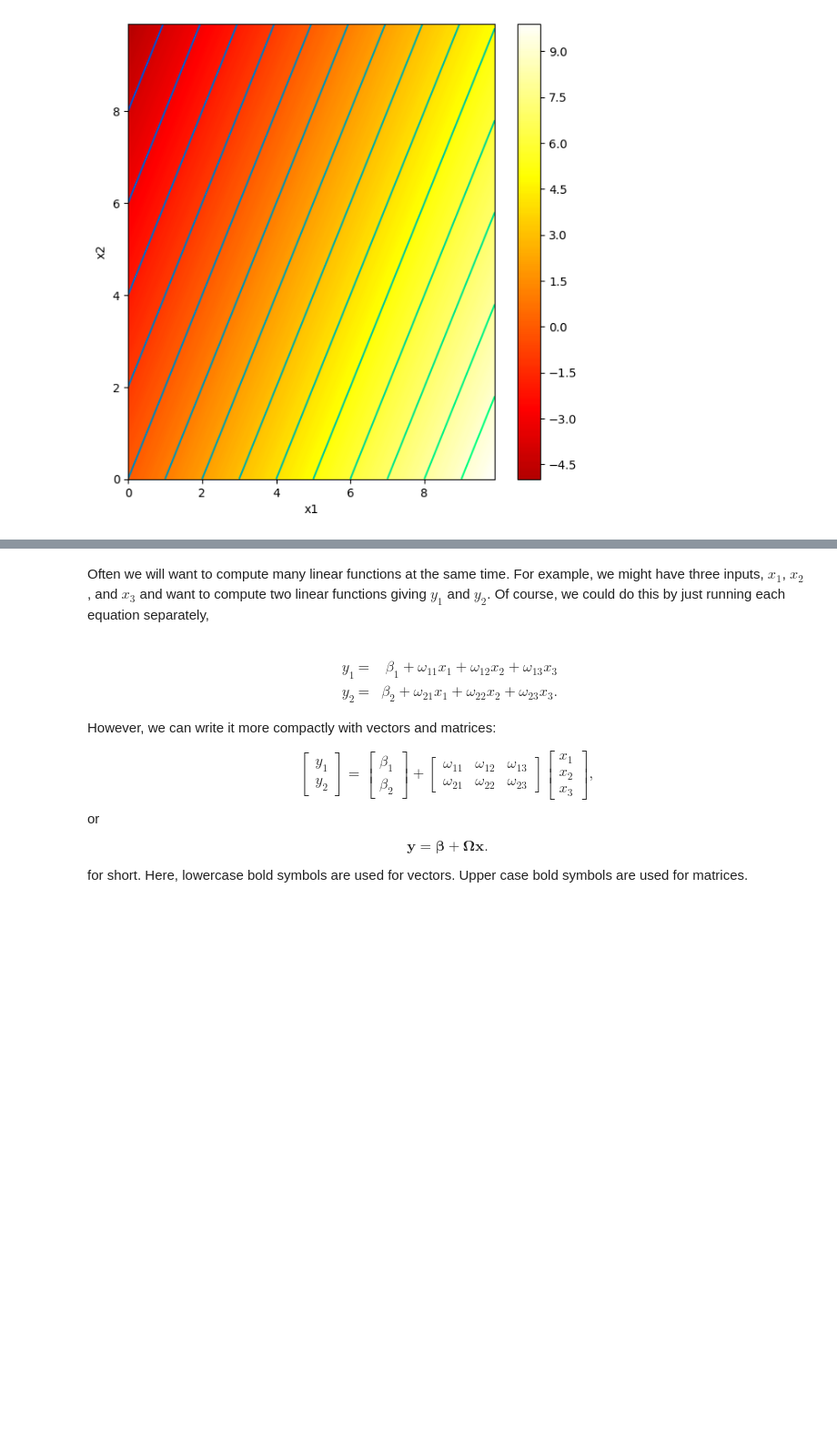
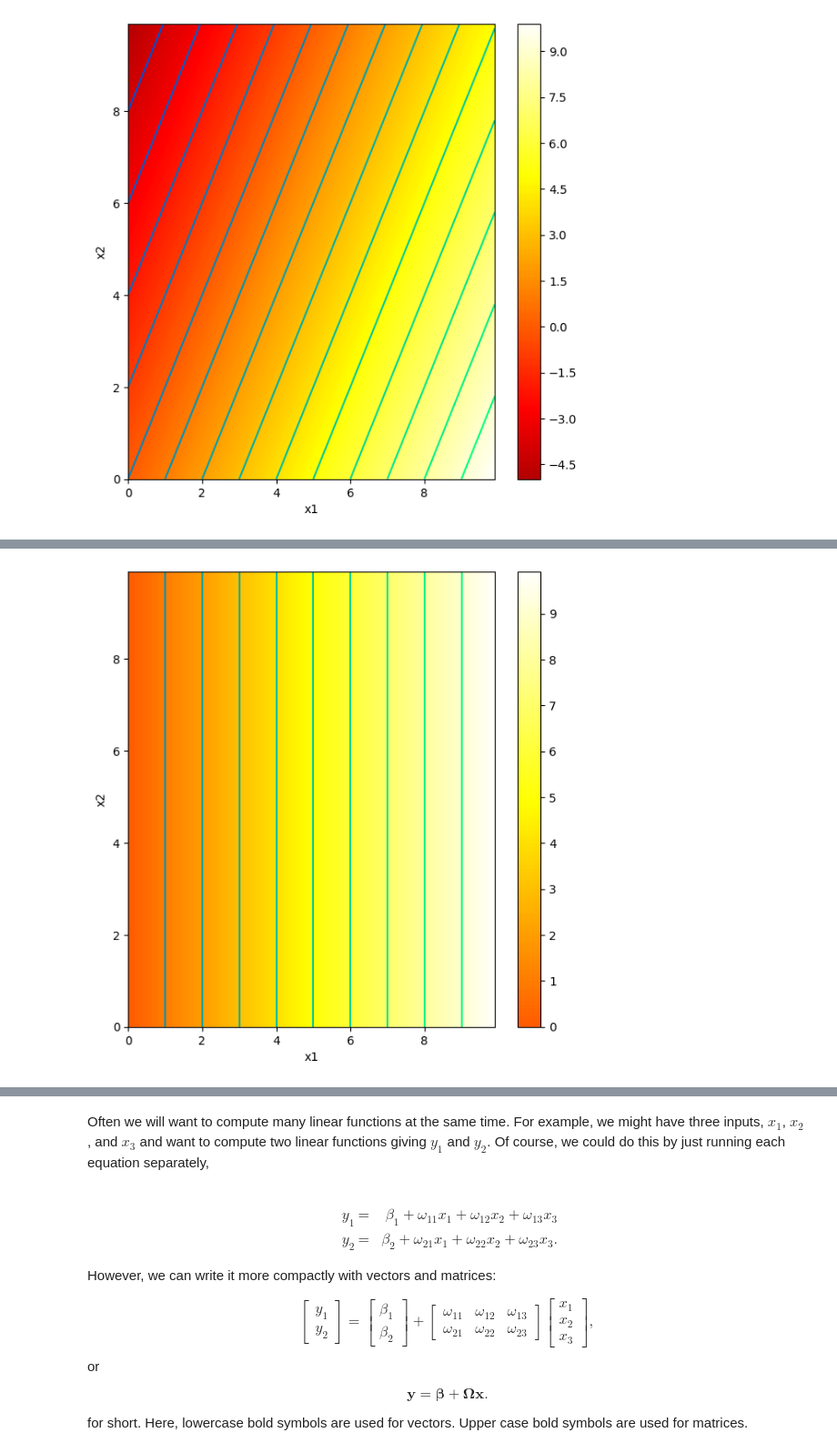
Before and after one commit to deburg0/udlbook, a Jupyter notebook: Notebooks/Chap01/1_1_BackgroundMathematics.ipynb, the cells around one changed output, grey strips where cells are left out. Shown at 91% size. Cells and saved outputs as stored; diff of their text form; code cells hidden in the pictures; blank space fills up the shorter version.

```diff
--- a/Notebooks/Chap01/1_1_BackgroundMathematics.ipynb
+++ b/Notebooks/Chap01/1_1_BackgroundMathematics.ipynb
@@ -106,0 +105,9 @@ draw_2D_function(x1,x2,y)
+# %%
+# TODO
+# Predict what this plot will look like if you set omega_2 to zero
+# Setting omega_2 to zero creates vertical lines: c = beta + omega_1*x1 = x1
+beta = 0.0; omega1 = 1.0; omega2 = 0.0
+y  = linear_function_2D(x1,x2,beta, omega1, omega2)
+draw_2D_function(x1,x2,y)
+# %% [output]
+[figure, added]
```
Also changed, not shown: parts of 4 cells of this notebook.
